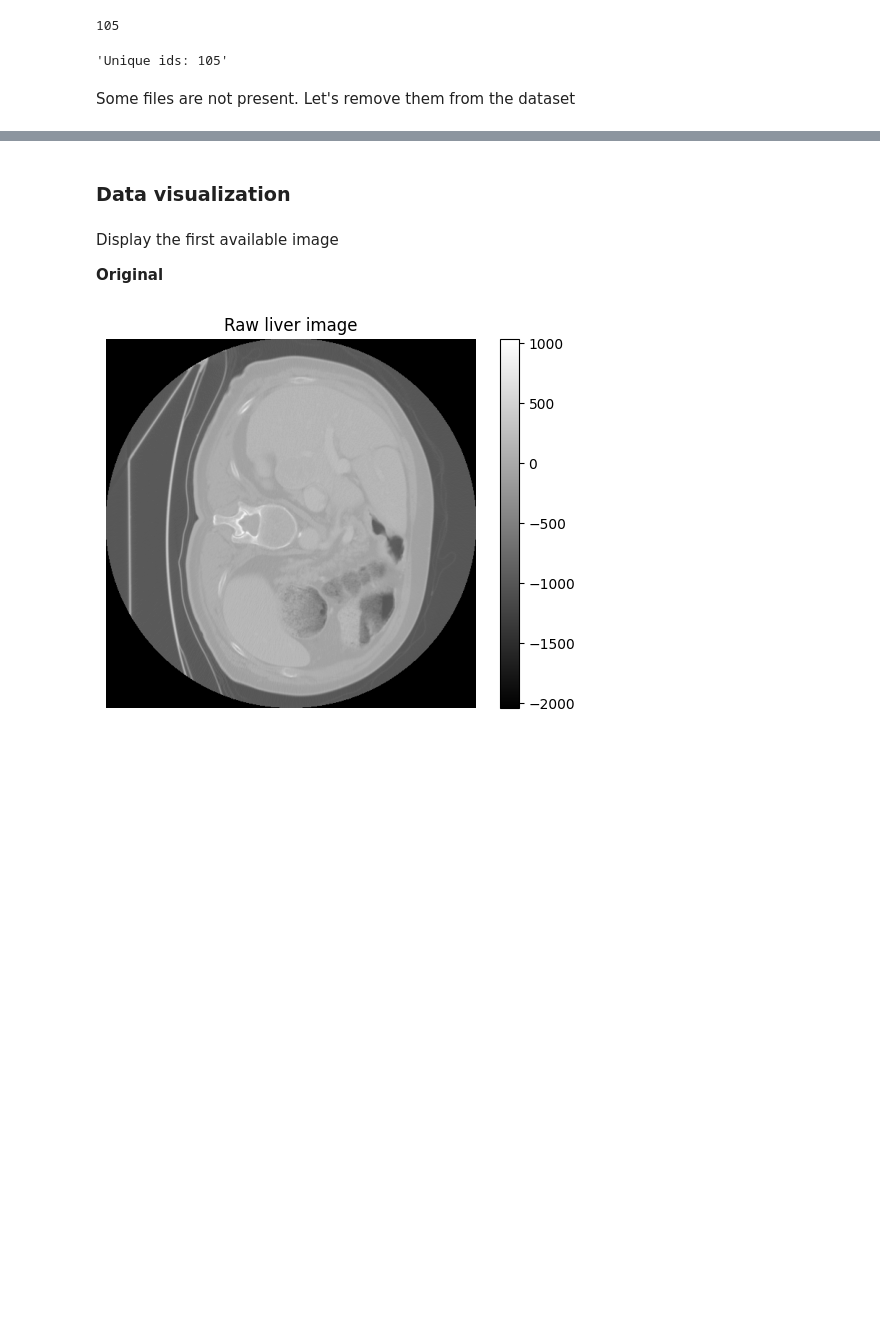
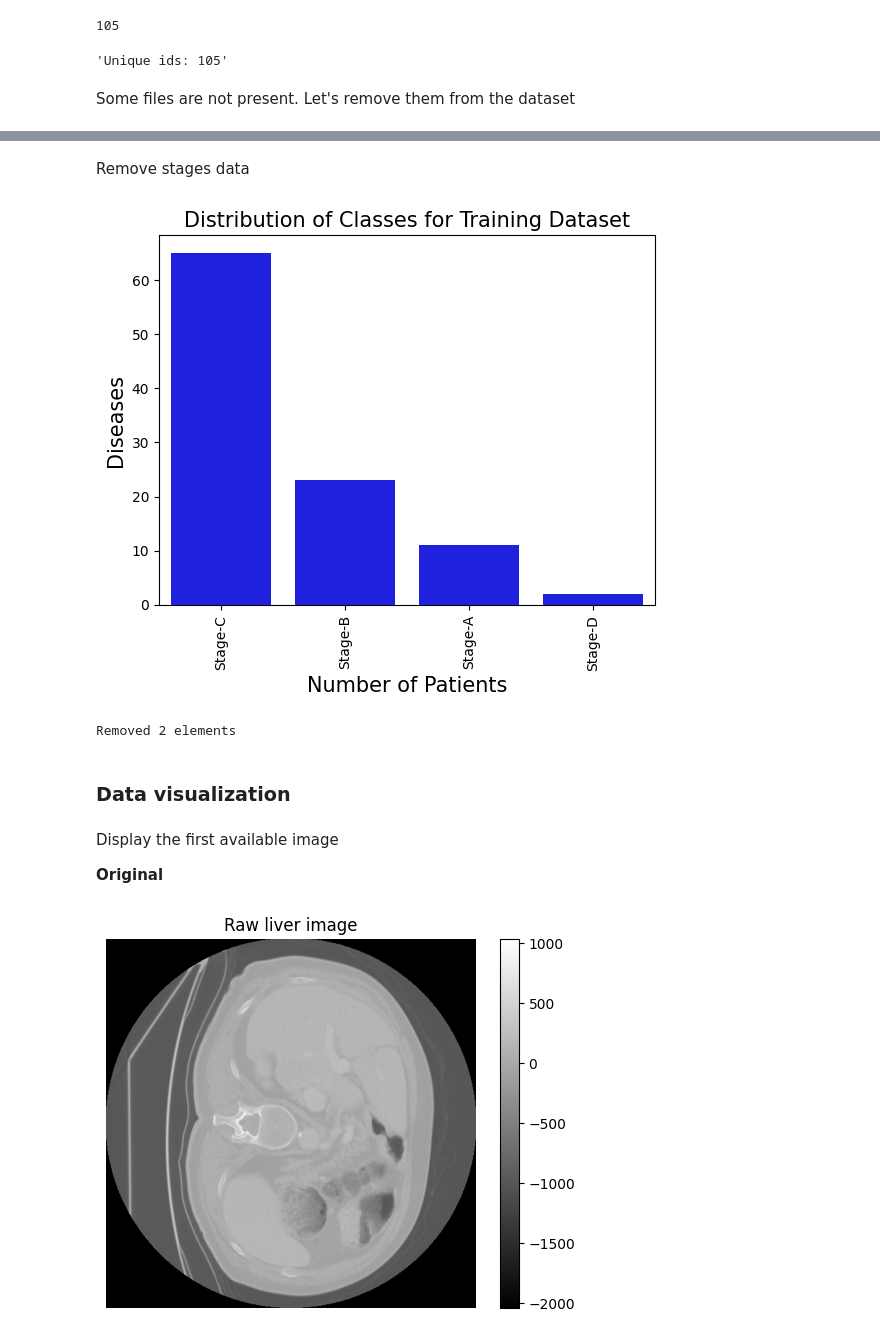
Before and after one commit to McSonk/2024-img-challenge, a Jupyter notebook: explanation.ipynb, the cells around one changed output, grey strips where cells are left out. Saved outputs shown, nothing was run; the diff lists cells and outputs as text; code cells hidden in the pictures; blank space fills up the shorter version.

Commit message:
updates values

```diff
--- a/explanation.ipynb
+++ b/explanation.ipynb
@@ -119,3 +136,23 @@ print('%d files not found' % (original - len(data)))
+# %% [markdown]
+Remove stages data
+# %%
+dist = data['BCLC'].value_counts()
+
+sns.barplot(x=dist.index, y=dist.values, color='b')
+plt.title('Distribution of Classes for Training Dataset', fontsize=15)
+plt.xlabel('Number of Patients', fontsize=15)
+plt.ylabel('Diseases', fontsize=15)
+plt.xticks(rotation=90)
+plt.show()
+# %% [output]
+[figure, added]
+# %%
+before = len(data)
+data = data[data['BCLC'] != 'Stage-D']
+
+print('Removed %d elements' % (before - len(data)))
+# %% [output]
+Removed 2 elements
 # %% [markdown]
 ### Data visualization
 # %% [markdown]
```
Also changed, not shown: parts of 8 cells of this notebook, 1 other file.
